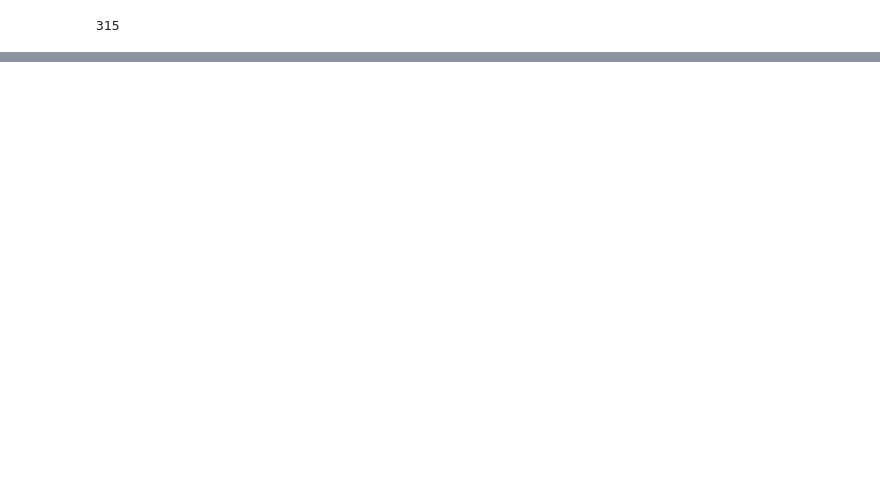
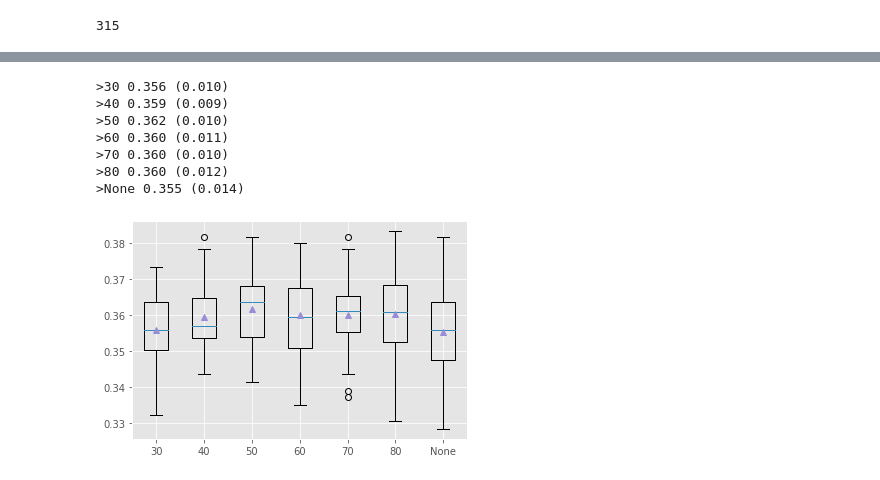
Before and after one commit to eliot1335/Final-Project, a Jupyter notebook: Models_sean_Random_Forest.ipynb, the cells around one changed output, grey strips where cells are left out. Drawn from its saved outputs; the diff is of its cells as text; code cells hidden in the pictures; blank space fills up the shorter version.

```diff
--- a/Models_sean_Random_Forest.ipynb
+++ b/Models_sean_Random_Forest.ipynb
@@ -224,0 +293,48 @@ joblib.dump(model_random.best_estimator_, file_name, compress = 1)
+# %%
+# explore random forest tree depth effect on performance
+# Code is based on code from : https://machinelearningmastery.com/random-forest-ensemble-in-python/
+# get a list of models to evaluate
+def get_models():
+	models = dict()
+	# consider tree depths from 30 to 80 and None=full
+	depths = [i for i in range(30,81,10)] + [None]
+	for n in depths:
+		models[str(n)] = RandomForestClassifier(max_depth=n)
+	return models
+
+# evaluate a given model using cross-validation
+def evaluate_model(model, X, y):
+	# define the evaluation procedure
+	cv = RepeatedStratifiedKFold(n_splits=10, n_repeats=3, random_state=1)
+	# evaluate the model and collect the results
+	scores = cross_val_score(model, X, y, scoring='accuracy', cv=cv, n_jobs=-1)
+	return scores
+
+# define dataset
+X, y = X_train_scaled, encoded_y_train
+# get the models to evaluate
+models = get_models()
+# evaluate the models and store results
+results, names = list(), list()
+for name, model in models.items():
+	# evaluate the model
+	scores = evaluate_model(model, X, y)
+	# store the results
+	results.append(scores)
+	names.append(name)
+	# summarize the performance along the way
+	print('>%s %.3f (%.3f)' % (name, mean(scores), std(scores)))
+# plot model performance for comparison
+plt.boxplot(results, labels=names, showmeans=True)
+file_name = "gdrive/MyDrive/Colab Notebooks/Final-Project/Images/RF_TreeSize.png"
+plt.savefig(file_name, bbox_inches='tight')
+plt.show()
+# %% [output]
+>30 0.356 (0.010)
+>40 0.359 (0.009)
+>50 0.362 (0.010)
+>60 0.360 (0.011)
+>70 0.360 (0.010)
+>80 0.360 (0.012)
+>None 0.355 (0.014)
+[figure, added]
```
Also changed, not shown: parts of 12 cells of this notebook, 21 other files.
